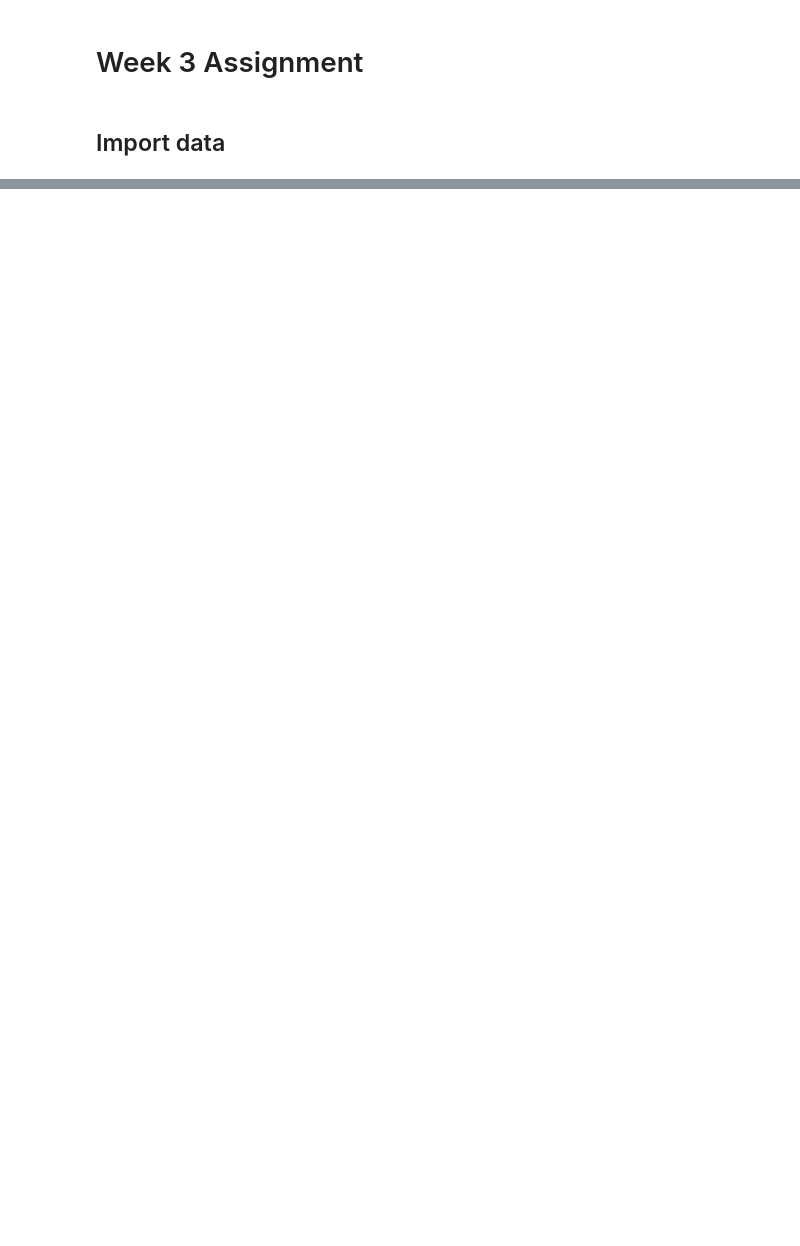
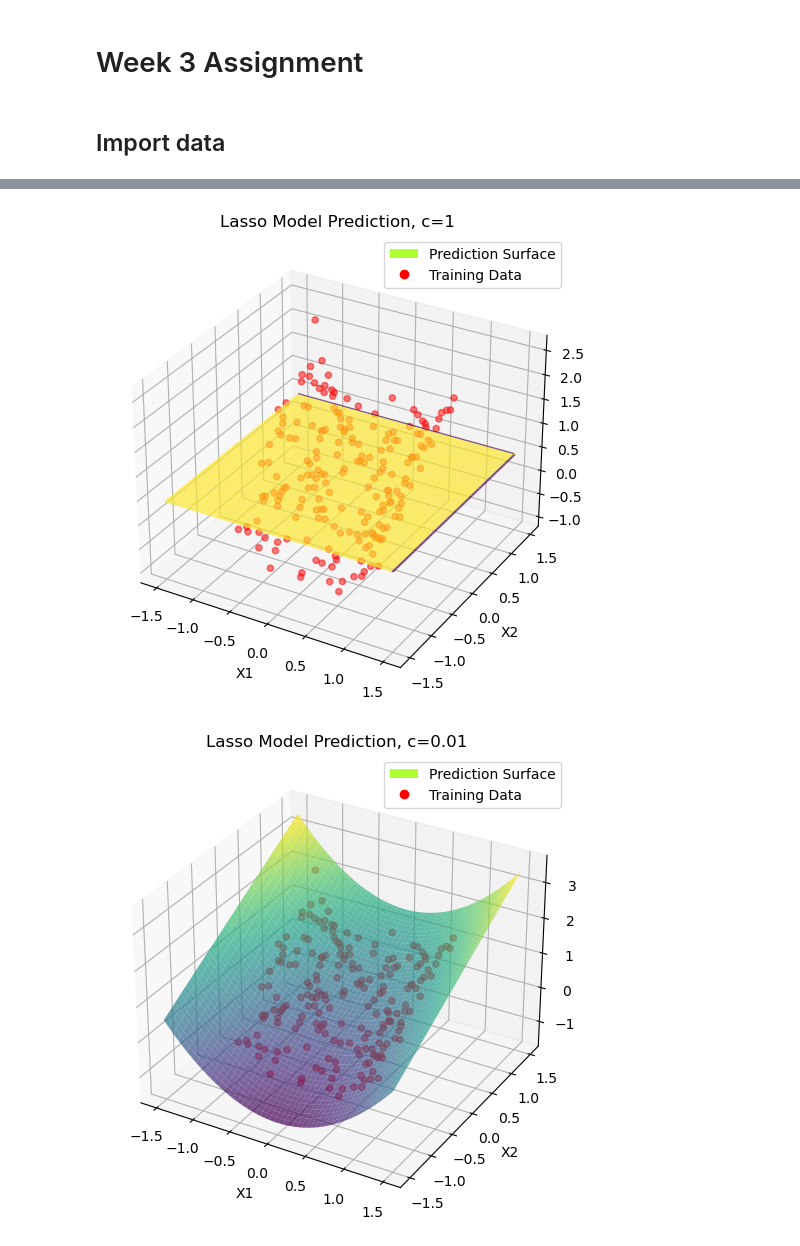
Before and after one commit to nicolasquintanaariste/lora-film-multitask-cyclegan, a Jupyter notebook: Machine Learning/Assignment week 3/assignment_week_3.ipynb, the cells around one changed output, grey strips where cells are left out. Drawn from its saved outputs; the diff is of its cells as text; code cells hidden in the pictures; blank space fills up the shorter version.

```diff
--- a/Machine Learning/Assignment week 3/assignment_week_3.ipynb
+++ b/Machine Learning/Assignment week 3/assignment_week_3.ipynb
@@ -23,0 +69,13 @@ FileNotFoundError: [Errno 2] No such file or directory: 'week2.csv'
+# %%
+from sklearn.linear_model import Lasso
+from sklearn.model_selection import train_test_split
+
+lasso = {}
+for c in [1, 1/100, 1/10000, 1/1000000]:
+    model = Lasso(alpha=c)
+    lasso[c] = model.fit(X_poly, y)
+    print(f"Lasso model with alpha={c}:")
+    print(f"  Coefficients: {model.coef_}")
+    print(f"  Intercept: {model.intercept_}")
+
+print(feature_names)
@@ -23,0 +100,41 @@ FileNotFoundError: [Errno 2] No such file or directory: 'week2.csv'
+# %%
+
+# iii) Plot data with model predictions
+from matplotlib.lines import Line2D
+from matplotlib.patches import Patch
+
+def plot_model_surface(ax, model, poly):
+    grid = np.linspace(-1.5, 1.5, 100)
+    X1, X2 = np.meshgrid(grid, grid)
+    Y_pred = np.zeros_like(X1)
+
+    for i in range(X1.shape[0]):
+        for j in range(X1.shape[1]):
+            poly_features = poly.transform([[X1[i, j], X2[i, j]]])
+            Y_pred[i, j] = model.predict(poly_features)[0]
+
+    ax.plot_surface(X1, X2, Y_pred, cmap='viridis', alpha=0.7)
+
+for c, model in lasso.items():
+    y_pred = model.predict(X_poly)
+    fig = plt.figure(figsize=(10, 6))
+    ax = fig.add_subplot(projection='3d')
+    ax.scatter(X[:, 0], X[:, 1], y, color='r', alpha=0.5, s=20)
+    plot_model_surface(ax, model, poly)
+
+    ax.set_xlabel('X1')
+    ax.set_ylabel('X2')
+    ax.set_zlabel('y')
+    ax.set_title(f'Lasso Model Prediction, c={c}')
+
+
+    legend_elements = [
+        Patch(facecolor='#ADFF2F', label='Prediction Surface'),
+        Line2D([0], [0], marker='o', color='w', markerfacecolor='r', markersize=8, label='Training Data')
+    ]
+    ax.legend(handles=legend_elements)
+
+plt.show()
+# %% [output]
+[figure, added]
+[figure, added]
```
Also changed, not shown: parts of 8 cells of this notebook, 5 other files.
